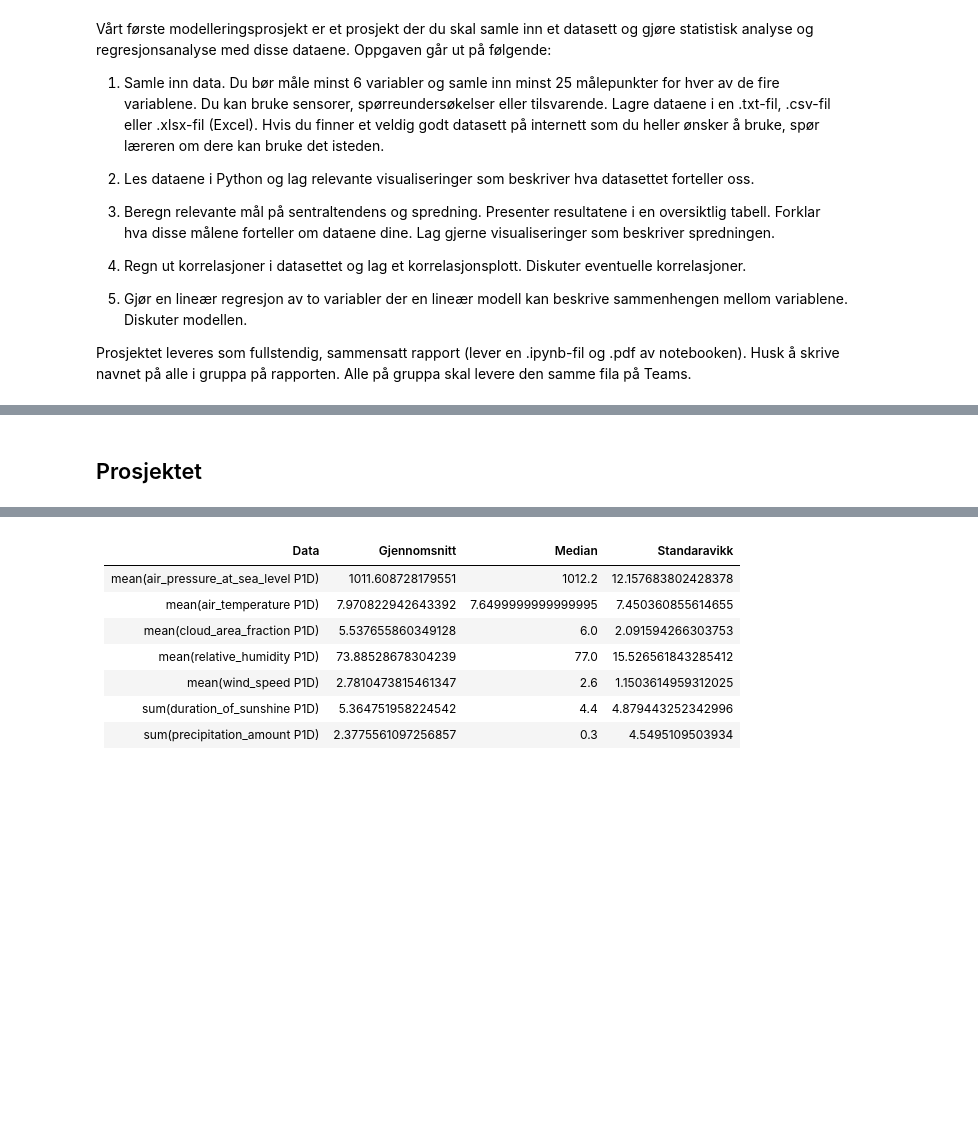
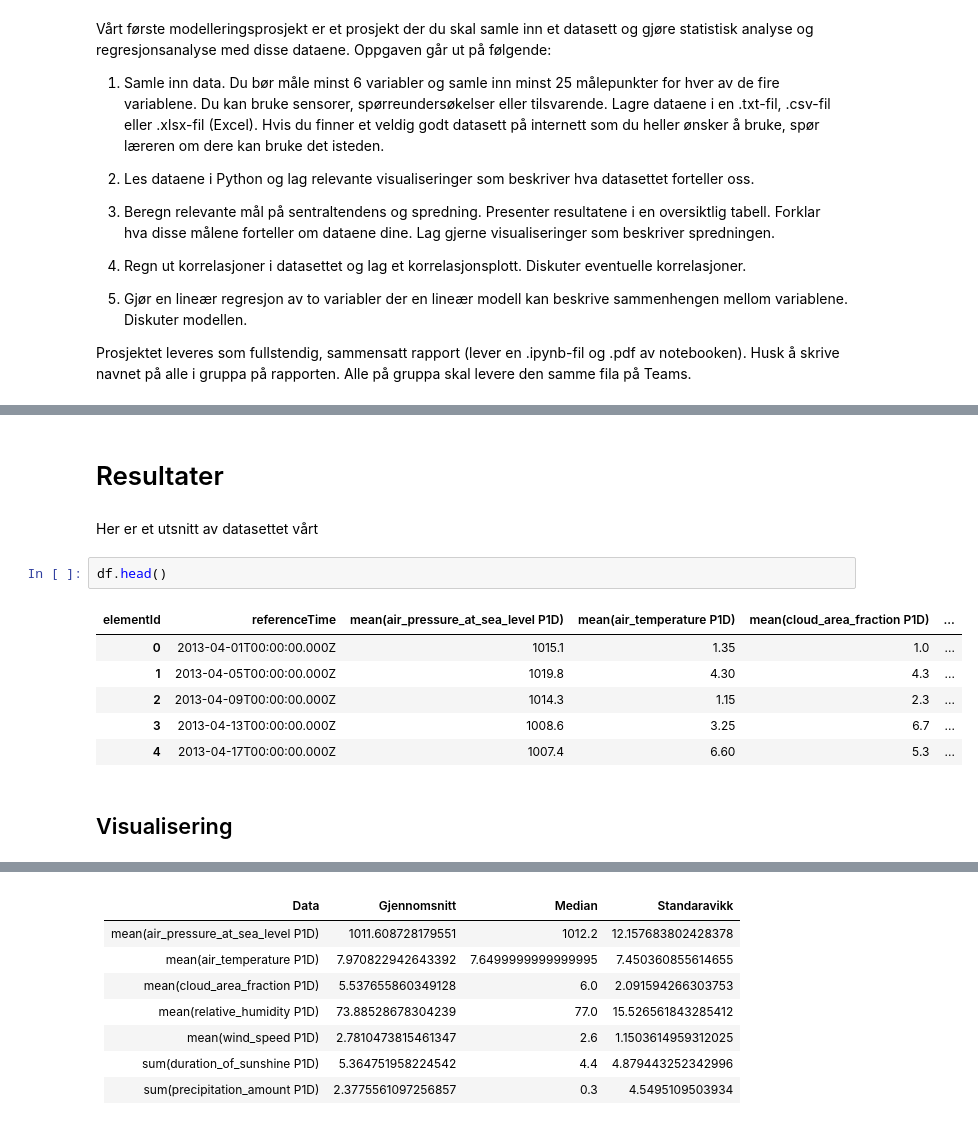
Before and after one commit to Vorckea/ProgPro1, a Jupyter notebook: ProgPro.ipynb, the cells around one changed output, grey strips where cells are left out. Saved outputs shown, nothing was run; the diff lists cells and outputs as text; blank space fills up the shorter version.

```diff
--- a/ProgPro.ipynb
+++ b/ProgPro.ipynb
@@ -42,5 +60,18 @@ Found dataframe.csv, retrieved 12/14/22 17:22
 # %% [markdown]
-## Prosjektet
+# Resultater
+# %% [markdown]
+Her er et utsnitt av datasettet vårt
+# %%
+df.head()
+# %% [output]
+| elementId | referenceTime | mean(air_pressure_at_sea_level P1D) | mean(air_temperature P1D) | mean(cloud_area_fraction P1D) | ... |
+| 0 | 2013-04-01T00:00:00.000Z | 1015.1 | 1.35 | 1.0 | ... |
+| 1 | 2013-04-05T00:00:00.000Z | 1019.8 | 4.30 | 4.3 | ... |
+| 2 | 2013-04-09T00:00:00.000Z | 1014.3 | 1.15 | 2.3 | ... |
+| 3 | 2013-04-13T00:00:00.000Z | 1008.6 | 3.25 | 6.7 | ... |
+| 4 | 2013-04-17T00:00:00.000Z | 1007.4 | 6.60 | 5.3 | ... |
+# %% [markdown]
+## Visualisering
 # %%
 df = utils.ApiAndDataHandeling.getData(reftime=reftime, n_lines=1)
 df = utils.ApiAndDataHandeling.fixTable(df)
```
Also changed, not shown: parts of 15 cells of this notebook.
